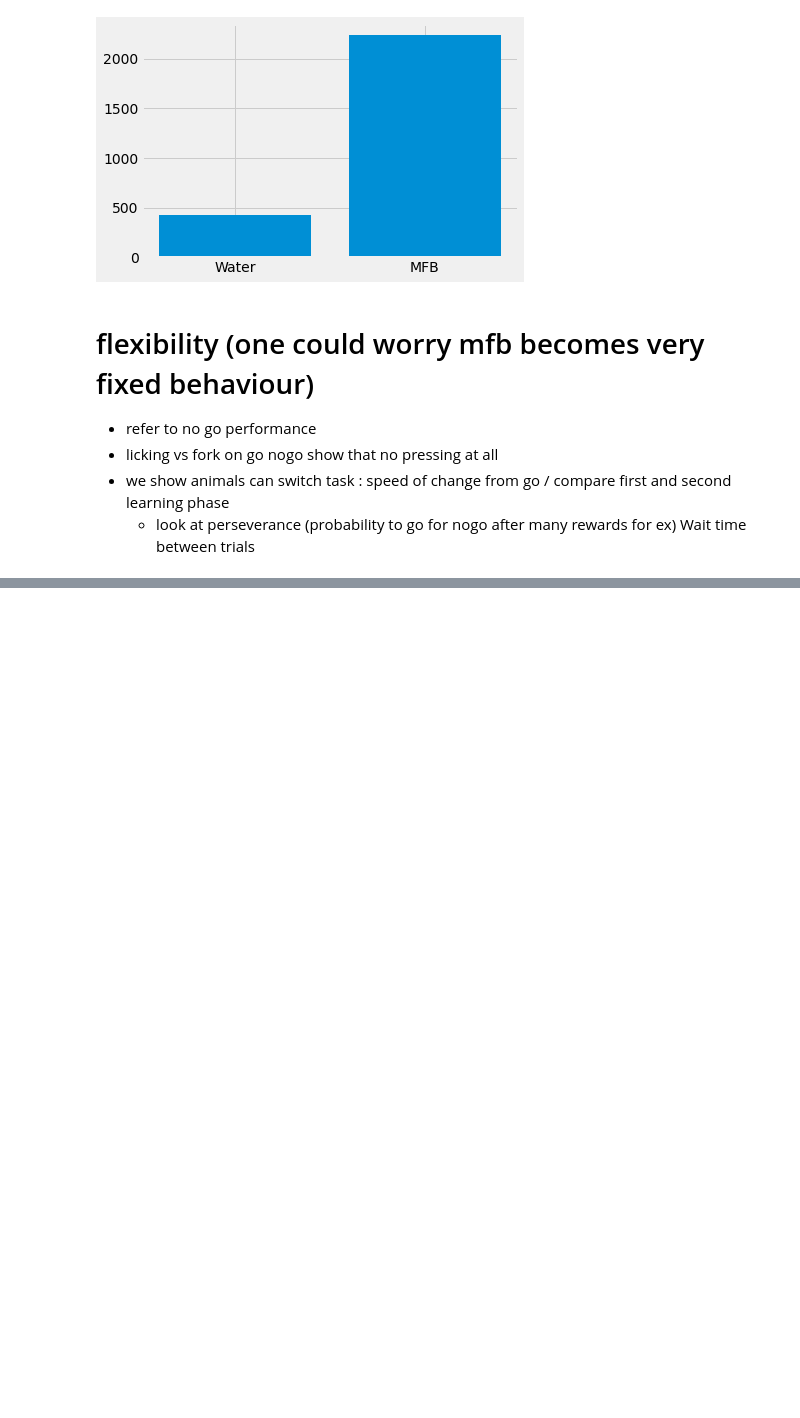
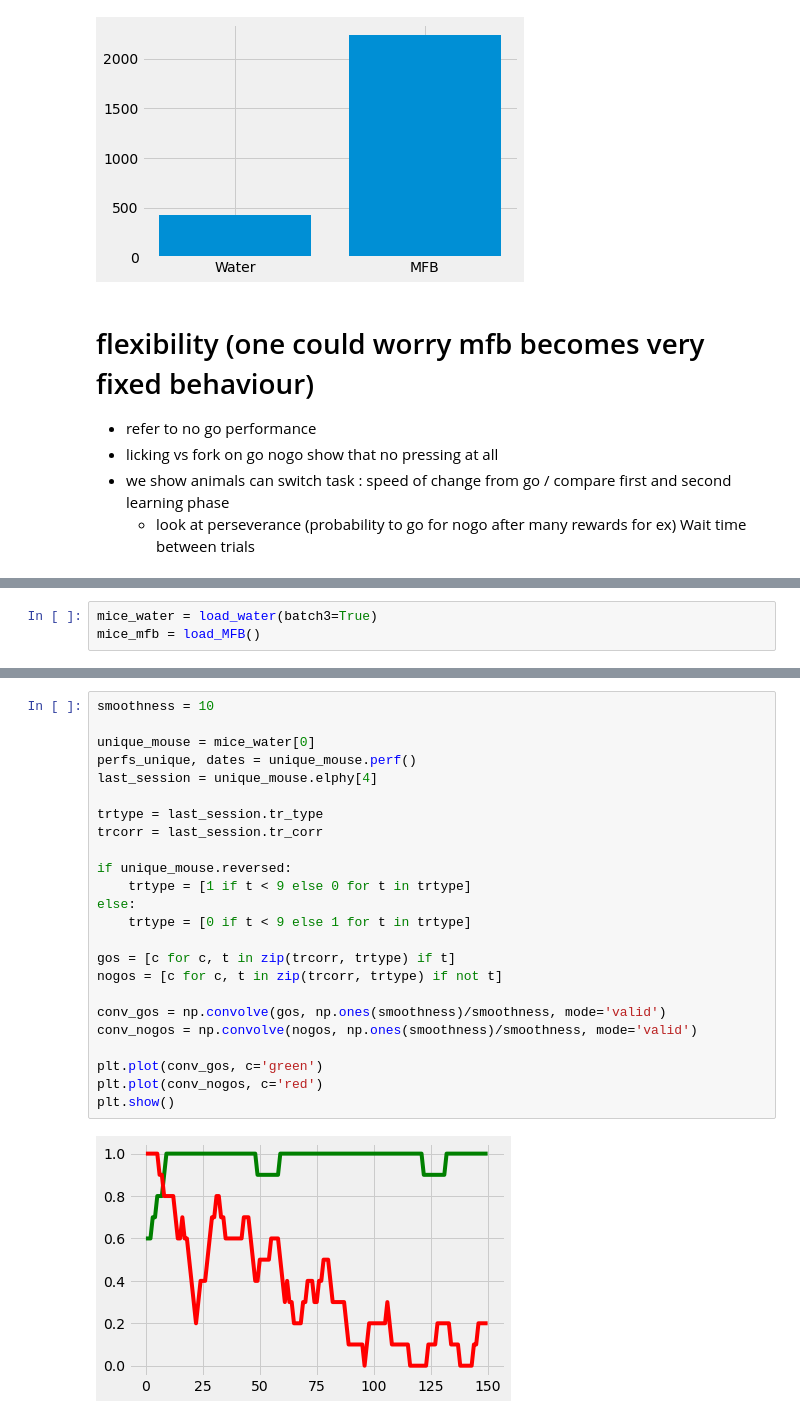
Before and after one commit to AntoninVerdier/Utilities, a Jupyter notebook: Elphy_Analysis/MFB_Figures.ipynb, the cells around one changed output, grey strips where cells are left out. Drawn from its saved outputs; the diff is of its cells as text; blank space fills up the shorter version.

```diff
--- a/Elphy_Analysis/MFB_Figures.ipynb
+++ b/Elphy_Analysis/MFB_Figures.ipynb
@@ -550,0 +581,3 @@ Wait time between trials
+# %%
+mice_water = load_water(batch3=True)
+mice_mfb = load_MFB()
@@ -550,0 +602,26 @@ Wait time between trials
+# %%
+smoothness = 10
+
+unique_mouse = mice_water[0]
+perfs_unique, dates = unique_mouse.perf()
+last_session = unique_mouse.elphy[4]
+
+trtype = last_session.tr_type
+trcorr = last_session.tr_corr
+
+if unique_mouse.reversed:
+    trtype = [1 if t < 9 else 0 for t in trtype]
+else:
+    trtype = [0 if t < 9 else 1 for t in trtype]
+
+gos = [c for c, t in zip(trcorr, trtype) if t]
+nogos = [c for c, t in zip(trcorr, trtype) if not t]
+
+conv_gos = np.convolve(gos, np.ones(smoothness)/smoothness, mode='valid')
+conv_nogos = np.convolve(nogos, np.ones(smoothness)/smoothness, mode='valid')
+
+plt.plot(conv_gos, c='green')
+plt.plot(conv_nogos, c='red')
+plt.show()
+# %% [output]
+[figure, added]
```
Also changed, not shown: parts of 9 cells of this notebook.
